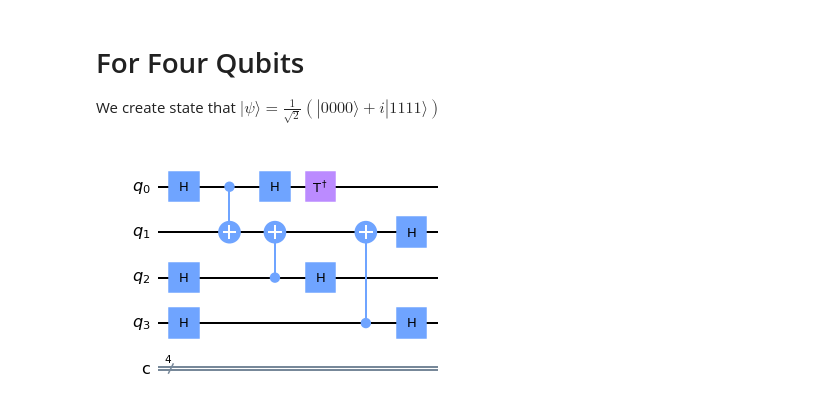
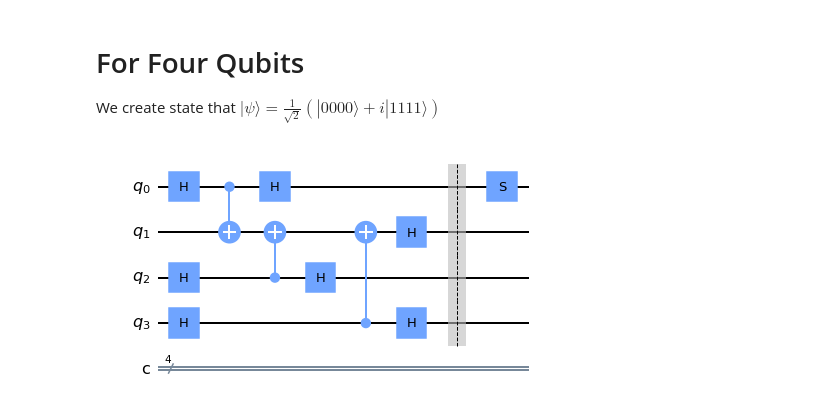
Before and after one commit to yagizgokce/MerminAndArdehaliTest, a Jupyter notebook: mermin.ipynb, the cells around one changed output. Saved outputs shown, nothing was run; the diff lists cells and outputs as text; code cells hidden in the pictures.

```diff
--- a/mermin.ipynb
+++ b/mermin.ipynb
@@ -48,19 +48,19 @@ $
 # %%
 q2 = QuantumRegister(4, 'q')
 c2 = ClassicalRegister(4, 'c')
 circuit2 = QuantumCircuit(q2, c2)
-
 circuit2.h(q2[0])
 circuit2.h(q2[2])
 circuit2.h(q2[3])
 circuit2.cx(q2[0], q2[1])
 circuit2.h(q2[0])
 circuit2.cx(q2[2], q2[1])
 circuit2.h(q2[2])
 circuit2.cx(q2[3], q2[1])
 circuit2.h(q2[1])
 circuit2.h(q2[3])
-circuit2.tdg(q2[0])
+circuit2.barrier()
+circuit2.s(q2[0])
 circuit2.draw(output='mpl')
 # %% [output]
-[figure, old version]
+[figure, new version]
```
Also changed, not shown: parts of 19 cells of this notebook.
